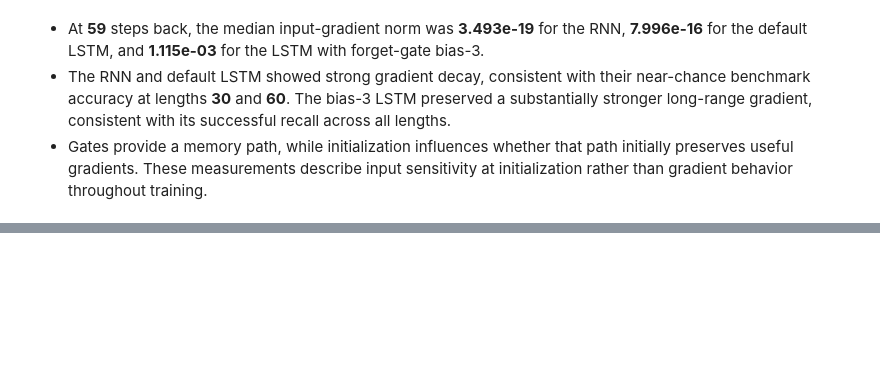
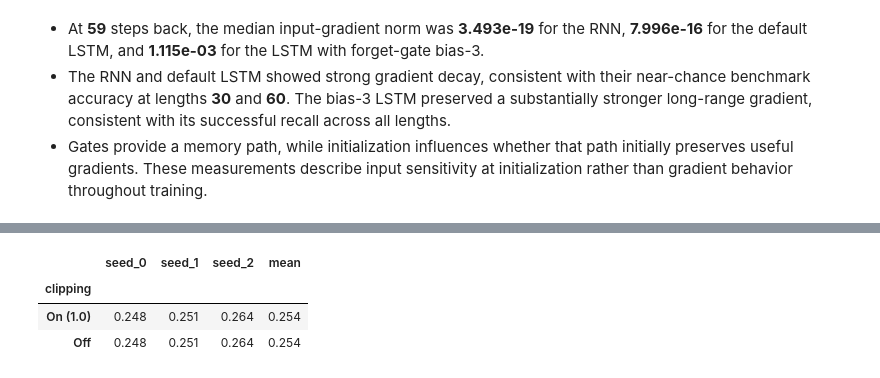
Before and after one commit to dancmartin11/aigc-5500-lab-04-what-recurrence-can-and-cannot-remember, a Jupyter notebook: daniel_alejandro_castillo_martin_LAB4.ipynb, the cells around one changed output, grey strips where cells are left out. Cells and saved outputs as stored; diff of their text form; code cells hidden in the pictures; blank space fills up the shorter version.

```diff
--- a/daniel_alejandro_castillo_martin_LAB4.ipynb
+++ b/daniel_alejandro_castillo_martin_LAB4.ipynb
@@ -356,0 +422,19 @@ gradient_summary.style.format("{:.3e}")
+# %%
+# Compare the plain RNN with and without parameter-gradient clipping
+clipping_rows = []
+
+for condition, clip in [('On (1.0)', 1.0), ('Off', None)]:
+    for seed in SEEDS:
+        print(f'RNN: clipping = {condition}, seed = {seed}', flush = True)
+
+        accuracy, _ = train_recall('rnn', seq_len = 30, seed = seed, clip = clip)
+        clipping_rows.append({
+            'clipping': condition,
+            'seed': seed,
+            'accuracy': accuracy,
+            })
+
+        pd.DataFrame(clipping_rows).to_csv(RESULTS_DIR / 'clipping_runs.csv', index = False,)
+        print(f'Accuracy: {accuracy:.3f}')
+
+clipping_df = pd.DataFrame(clipping_rows)
@@ -356,0 +454,14 @@ gradient_summary.style.format("{:.3e}")
+# %%
+# Summarize clipping results
+clipping_table = clipping_df.pivot(index = 'clipping', columns = 'seed', values = 'accuracy',).reindex(index = ['On (1.0)', 'Off'], columns = SEEDS)
+clipping_table.columns = [f'seed_{seed}' for seed in SEEDS]
+clipping_table['mean'] = clipping_table.mean(axis = 1)
+
+clipping_table.to_csv(RESULTS_DIR / 'clipping_summary.csv')
+
+clipping_table.style.format('{:.3f}')
+# %% [output]
+|  | seed_0 | seed_1 | seed_2 | mean |
+| clipping |  |  |  |  |
+| On (1.0) | 0.248 | 0.251 | 0.264 | 0.254 |
+| Off | 0.248 | 0.251 | 0.264 | 0.254 |
```
Also changed, not shown: parts of 7 cells of this notebook, 5 other files.
